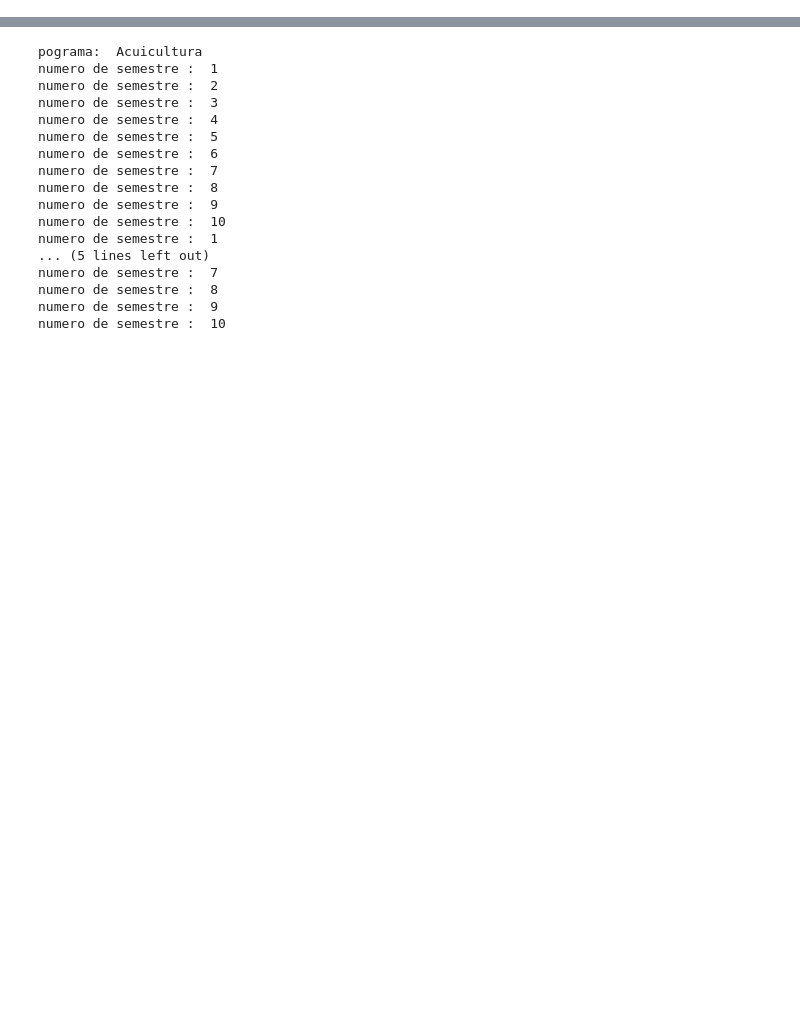
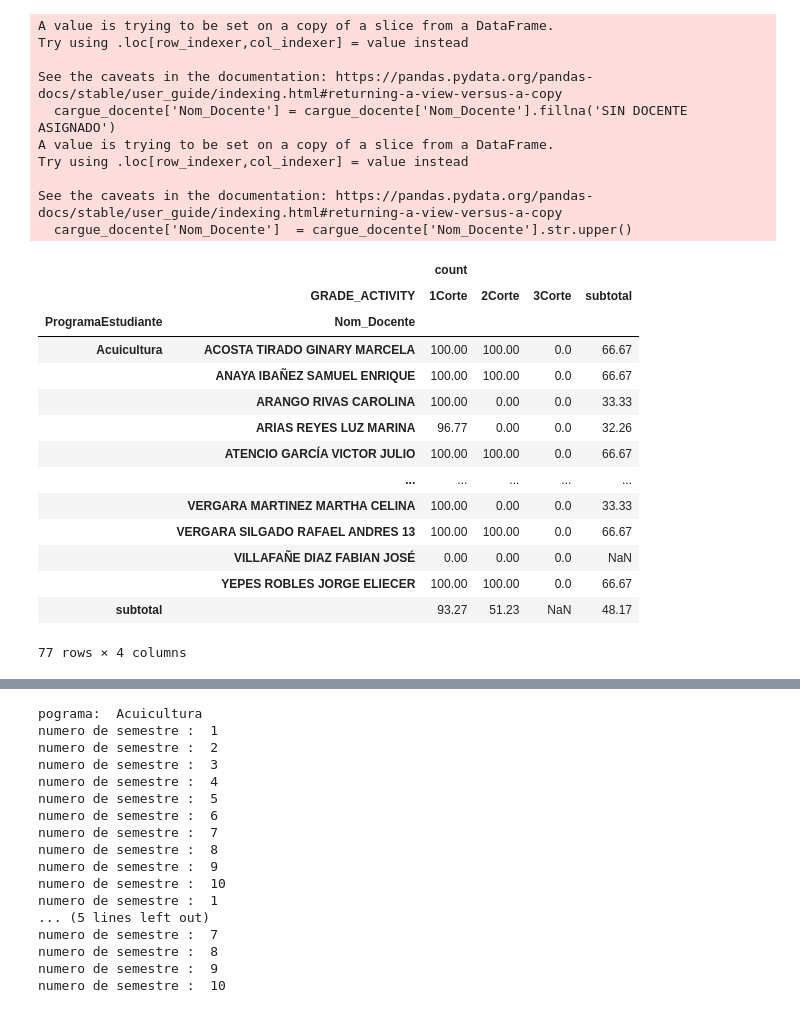
Before and after one commit to Groupestadistic/AppUnicorEstadistica, a Jupyter notebook: num_grupos/conexion.ipynb, the cells around one changed output, grey strips where cells are left out. Saved outputs shown, nothing was run; the diff lists cells and outputs as text; code cells hidden in the pictures; blank space fills up the shorter version.

Commit message:
aqui se tiene lista las funciones de porcentage de cargue de notas por docente y estduiantes (dos tablas) y se tiene la funcion de estimar el numero de grupos

```diff
--- a/num_grupos/conexion.ipynb
+++ b/num_grupos/conexion.ipynb
@@ -479,8 +462,8 @@ array(['Acuicultura', 'Adminis. en Finanzas y Negocios Internac',
 # %%
-programa_current = "Acuicultura"
-prerequisitos = prerequisitos[prerequisitos['ProgramaNombre']==programa_current]
-resul_materias = resul_materias[(resul_materias['ProgramaEstudiante']==programa_current)]
-cancelaciones = cancelaciones[cancelaciones['PROGRAMA']==programa_current]
+# programa_current = "Acuicultura"
+# prerequisitos = prerequisitos[prerequisitos['ProgramaNombre']==programa_current]
+# resul_materias = resul_materias[(resul_materias['ProgramaEstudiante']==programa_current)]
+# cancelaciones = cancelaciones[cancelaciones['PROGRAMA']==programa_current]
 # %%
 # resul_materias[resul_materias['curriculum']=='867']
 # len(resul_materias[resul_materias['ProgramaEstudiante']=='Ingeniería Industrial'][ 'people_code_id'].unique())
@@ -496,19 +479,47 @@ cancelaciones = cancelaciones[cancelaciones['PROGRAMA']==programa_current]
 # resumen2.replace({'1Corte':'PRIMER CORTE','2Corte':'SEGUNDO CORTE','3Corte':'TERCER CORTE'}, inplace=True)
 # resumen2
 # %%
-# programa_current = "Acuicultura"
-# cargue_docente = resul_materias[(resul_materias['ProgramaEstudiante']==programa_current)]
-# cargue_docente['Nom_Docente'] = cargue_docente['Nom_Docente'].fillna('SIN DOCENTE ASIGNADO')
-# cargue_docente['Nom_Docente']  = cargue_docente['Nom_Docente'].str.upper()
+programa_current = "Acuicultura"
+cargue_docente = resul_materias[(resul_materias['ProgramaEstudiante']==programa_current)]
+cargue_docente['Nom_Docente'] = cargue_docente['Nom_Docente'].fillna('SIN DOCENTE ASIGNADO')
+cargue_docente['Nom_Docente']  = cargue_docente['Nom_Docente'].str.upper()
 
 # # cargue.head()
 # # len(cargue['Nom_Docente'].unique())
 # # cargue.isnull().sum()
 
-# contar1 = pd.crosstab(cargue_docente.Nom_Docente, [cargue_docente.GRADE_ACTIVITY],margins = True, margins_name = "subtotal",aggfunc = ["count"], values = cargue_docente.GRADE_POINTS)
-# contar2 = pd.crosstab(cargue_docente.Nom_Docente, [cargue_docente.GRADE_ACTIVITY],margins = True, margins_name = "subtotal")
-# result = round((contar1/contar2)*100,2)
-# result.str.replace({'.':','}).astype(float)
+contar1 = pd.crosstab([cargue_docente.ProgramaEstudiante, cargue_docente.Nom_Docente], [cargue_docente.GRADE_ACTIVITY],margins = True, margins_name = "subtotal",aggfunc = ["count"], values = cargue_docente.GRADE_POINTS)
+contar2 = pd.crosstab([cargue_docente.ProgramaEstudiante, cargue_docente.Nom_Docente], [cargue_docente.GRADE_ACTIVITY],margins = True, margins_name = "subtotal")
+result = round((contar1/contar2)*100,2)
+
 
 # result.columns = result.columns.droplevel(0)
 # result.reset_index(inplace=True)
+
+result
+# %% [output]
+A value is trying to be set on a copy of a slice from a DataFrame.
+Try using .loc[row_indexer,col_indexer] = value instead
+
+See the caveats in the documentation: https://pandas.pydata.org/pandas-docs/stable/user_guide/indexing.html#returning-a-view-versus-a-copy
+  cargue_docente['Nom_Docente'] = cargue_docente['Nom_Docente'].fillna('SIN DOCENTE ASIGNADO')
+A value is trying to be set on a copy of a slice from a DataFrame.
+Try using .loc[row_indexer,col_indexer] = value instead
+
+See the caveats in the documentation: https://pandas.pydata.org/pandas-docs/stable/user_guide/indexing.html#returning-a-view-versus-a-copy
+  cargue_docente['Nom_Docente']  = cargue_docente['Nom_Docente'].str.upper()
+|  |  | count |  |  |  |
+|  | GRADE_ACTIVITY | 1Corte | 2Corte | 3Corte | subtotal |
+| ProgramaEstudiante | Nom_Docente |  |  |  |  |
+| Acuicultura | ACOSTA TIRADO GINARY MARCELA | 100.00 | 100.00 | 0.0 | 66.67 |
+|  | ANAYA IBAÑEZ SAMUEL ENRIQUE | 100.00 | 100.00 | 0.0 | 66.67 |
+|  | ARANGO RIVAS CAROLINA | 100.00 | 0.00 | 0.0 | 33.33 |
+|  | ARIAS REYES LUZ MARINA | 96.77 | 0.00 | 0.0 | 32.26 |
+|  | ATENCIO GARCÍA VICTOR JULIO | 100.00 | 100.00 | 0.0 | 66.67 |
+|  | ... | ... | ... | ... | ... |
+|  | VERGARA MARTINEZ MARTHA CELINA | 100.00 | 0.00 | 0.0 | 33.33 |
+|  | VERGARA SILGADO RAFAEL ANDRES 13 | 100.00 | 100.00 | 0.0 | 66.67 |
+|  | VILLAFAÑE DIAZ FABIAN JOSÉ | 0.00 | 0.00 | 0.0 | NaN |
+|  | YEPES ROBLES JORGE ELIECER | 100.00 | 100.00 | 0.0 | 66.67 |
+| subtotal |  | 93.27 | 51.23 | NaN | 48.17 |
+77 rows × 4 columns
```
Also changed, not shown: parts of 6 cells of this notebook, 9 other files.
